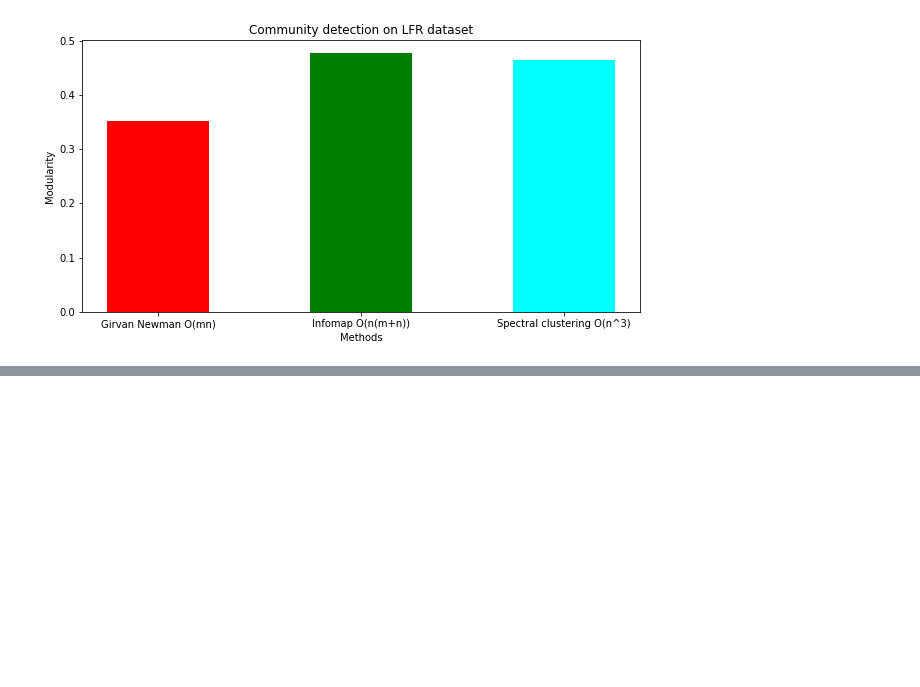
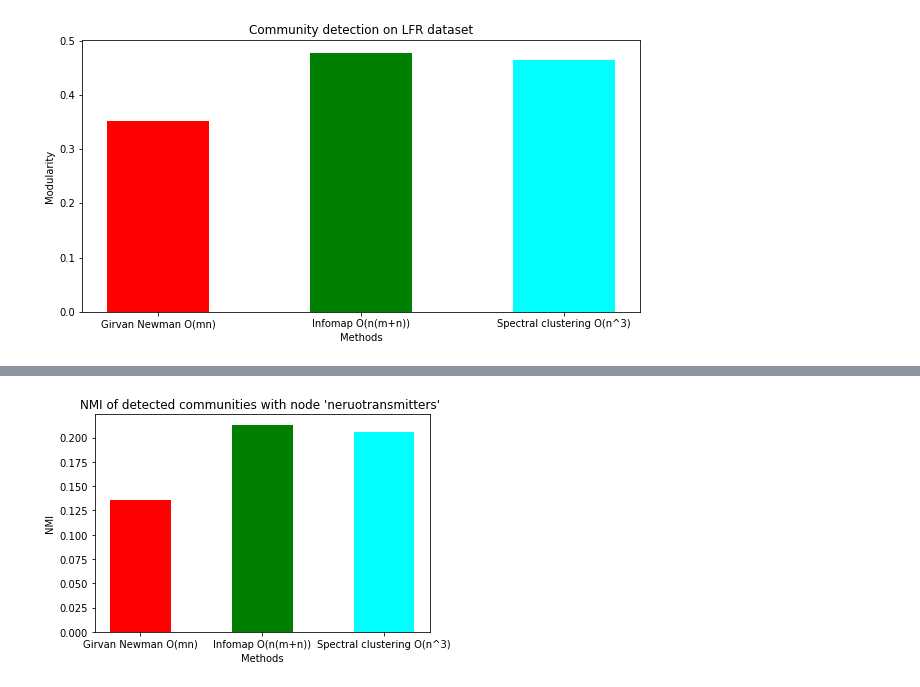
Before and after one commit to ozkilim/biological_community_detection, a Jupyter notebook: Processing/Worm_cortex.ipynb, the cells around one changed output, grey strips where cells are left out. Cells and saved outputs as stored; diff of their text form; code cells hidden in the pictures; blank space fills up the shorter version.

```diff
--- a/Processing/Worm_cortex.ipynb
+++ b/Processing/Worm_cortex.ipynb
@@ -251,0 +298,21 @@ plt.show()
+# %%
+# Compare NMI
+
+data = {'Girvan Newman O(mn)':gn_NMI, 'Infomap O(n(m+n))':im_NMI,
+        'Spectral clustering O(n^3)':sc_NMI}
+method = list(data.keys())
+values = list(data.values())
+
+fig = plt.figure(facecolor=(1, 1, 1))
+
+# creating the bar plot
+plt.bar(method, values,
+        width = 0.5, color=['red', 'green', 'cyan'])
+
+plt.xlabel("Methods")
+plt.ylabel("NMI")
+plt.title("NMI of detected communities with node 'neruotransmitters' ")
+plt.show()
+fig.savefig('../figures/cortex_community_neurotransmitters_overlap')
+# %% [output]
+[figure, added]
```
Also changed, not shown: parts of 5 cells of this notebook, 5 other files.
